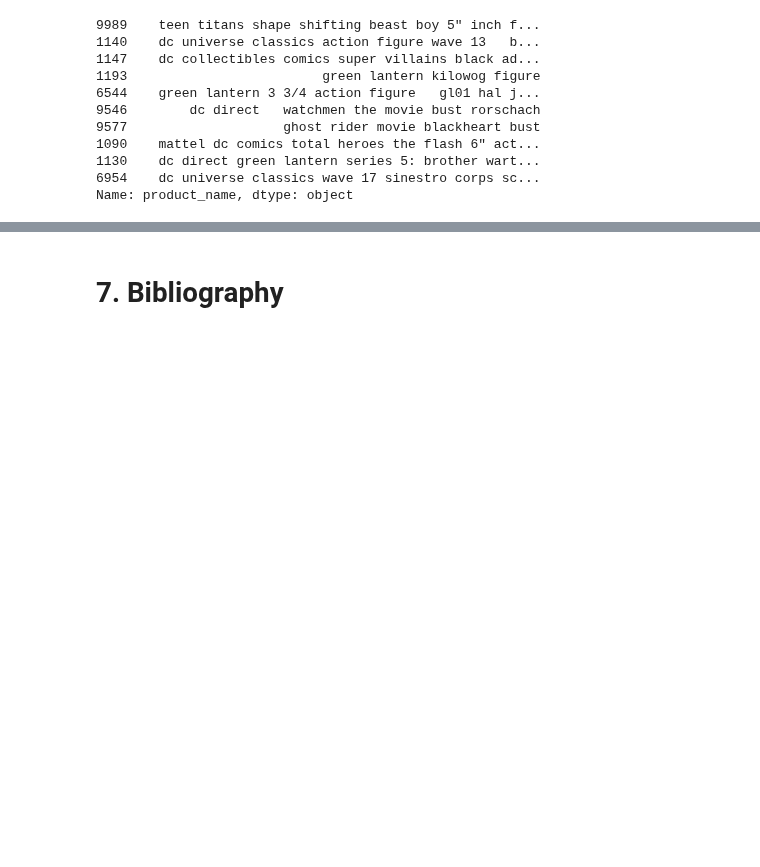
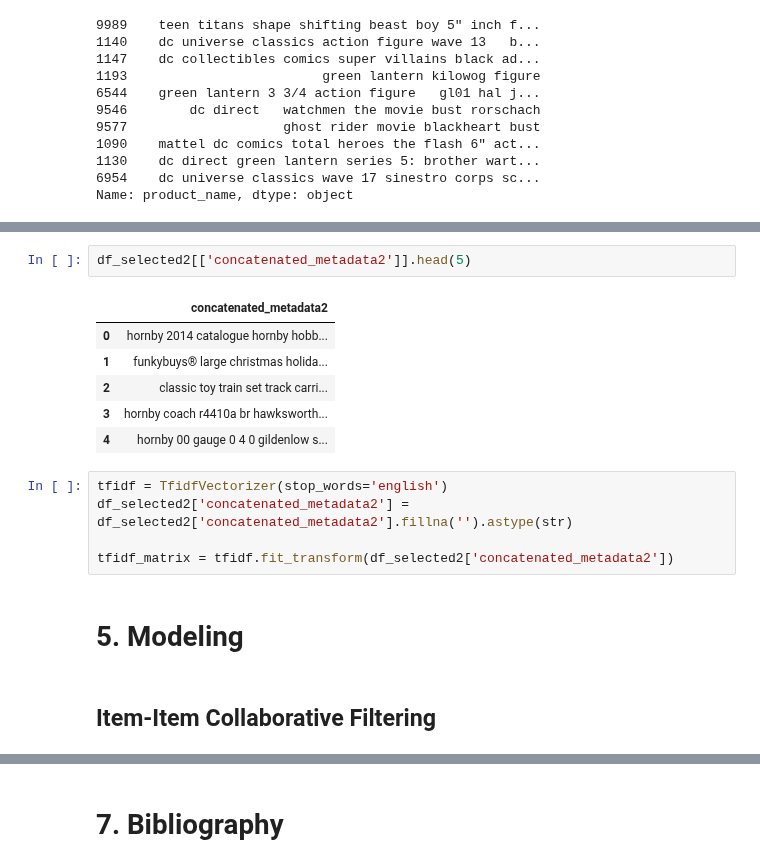
Before and after one commit to FJGM2023015/Recommendation-System-Market-Basket-Analysis-, a Jupyter notebook: recomm_system_market_basket_analysis.ipynb, the cells around one changed output, grey strips where cells are left out. Saved outputs shown, nothing was run; the diff lists cells and outputs as text; blank space fills up the shorter version.

```diff
--- a/recomm_system_market_basket_analysis.ipynb
+++ b/recomm_system_market_basket_analysis.ipynb
@@ -502,0 +583,18 @@ Reference: Chapter 4.Building Content-Based Recommenders - Hands-On Recommendati
+# %%
+df_selected2[['concatenated_metadata2']].head(5)
+# %% [output]
+|  | concatenated_metadata2 |
+| 0 | hornby 2014 catalogue hornby hobb... |
+| 1 | funkybuys® large christmas holida... |
+| 2 | classic toy train set track carri... |
+| 3 | hornby coach r4410a br hawksworth... |
+| 4 | hornby 00 gauge 0 4 0 gildenlow s... |
+# %%
+tfidf = TfidfVectorizer(stop_words='english')
+df_selected2['concatenated_metadata2'] = df_selected2['concatenated_metadata2'].fillna('').astype(str)
+
+tfidf_matrix = tfidf.fit_transform(df_selected2['concatenated_metadata2'])
+# %% [markdown]
+# 5. Modeling
+# %% [markdown]
+## Item-Item Collaborative Filtering
```
Also changed, not shown: parts of 31 cells of this notebook.
